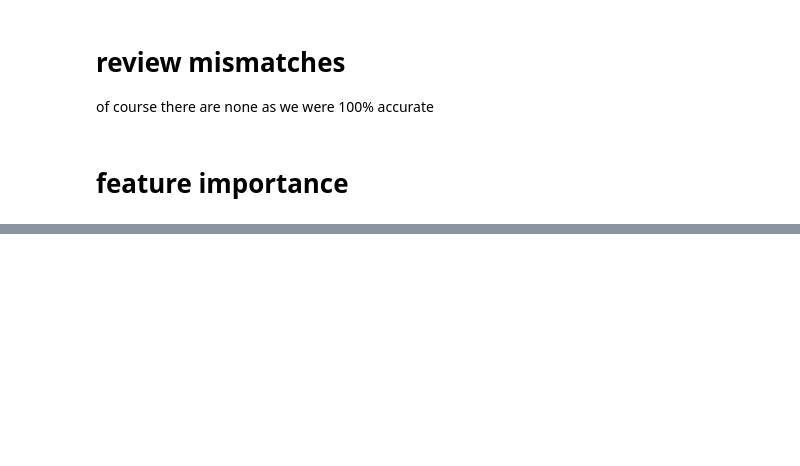
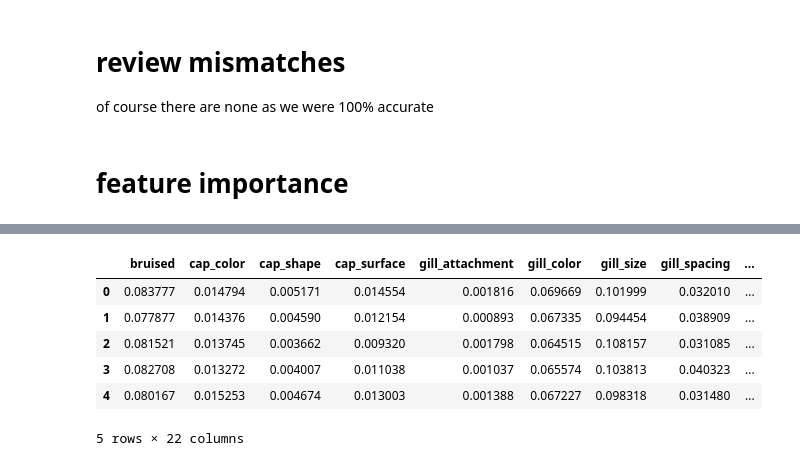
Before and after one commit to devinem4/ml-mushrooms, a Jupyter notebook: notebooks/model-01-rf.ipynb, the cells around one changed output, grey strips where cells are left out. Drawn from its saved outputs; the diff is of its cells as text; code cells hidden in the pictures; blank space fills up the shorter version.

```diff
--- a/notebooks/model-01-rf.ipynb
+++ b/notebooks/model-01-rf.ipynb
@@ -108,2 +88,27 @@ feat_imp_df.head()
+# %%
+data = []
+for k, exp in all_experiments.items():
+    data.append(exp.clf.feature_importances_)
+
+feat_imp_df = pd.DataFrame(data, columns=features)
+
+# summarize feature importance across original features (rather than one hot encoded features)
+# we added `__x` to each original feature during ohe, so we can just slice off the last 3 chars
+orig_features = list(set([col[:-3] for col in feat_imp_df.columns]))
+for f in orig_features:
+    feat_imp_df[f] = (feat_imp_df
+                      [[col for col in feat_imp_df.columns if col.startswith(f)]]
+                      .sum(axis=1))
+
+feat_imp_df = feat_imp_df[sorted(orig_features)]
+feat_imp_df.head()
+# %% [output]
+|  | bruised | cap_color | cap_shape | cap_surface | gill_attachment | gill_color | gill_size | gill_spacing | ... |
+| 0 | 0.083777 | 0.014794 | 0.005171 | 0.014554 | 0.001816 | 0.069669 | 0.101999 | 0.032010 | ... |
+| 1 | 0.077877 | 0.014376 | 0.004590 | 0.012154 | 0.000893 | 0.067335 | 0.094454 | 0.038909 | ... |
+| 2 | 0.081521 | 0.013745 | 0.003662 | 0.009320 | 0.001798 | 0.064515 | 0.108157 | 0.031085 | ... |
+| 3 | 0.082708 | 0.013272 | 0.004007 | 0.011038 | 0.001037 | 0.065574 | 0.103813 | 0.040323 | ... |
+| 4 | 0.080167 | 0.015253 | 0.004674 | 0.013003 | 0.001388 | 0.067227 | 0.098318 | 0.031480 | ... |
+5 rows × 22 columns
 # %%
 fig, ax = plt.subplots()
```
Also changed, not shown: parts of 3 cells of this notebook.
